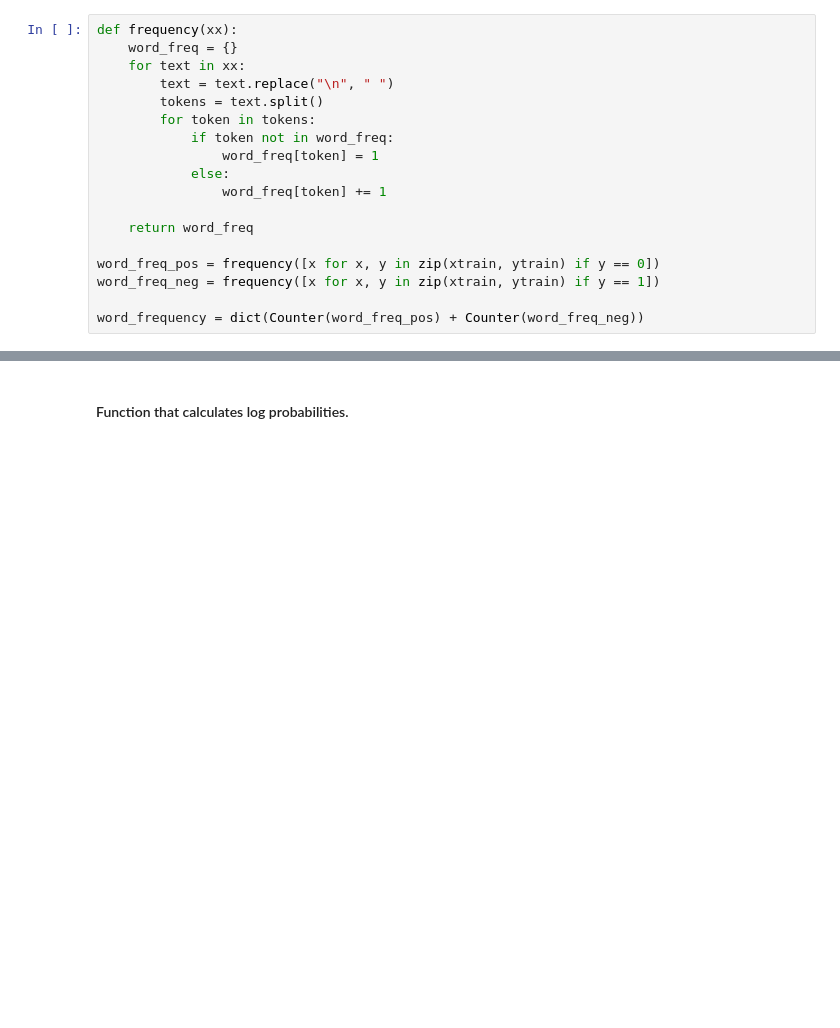
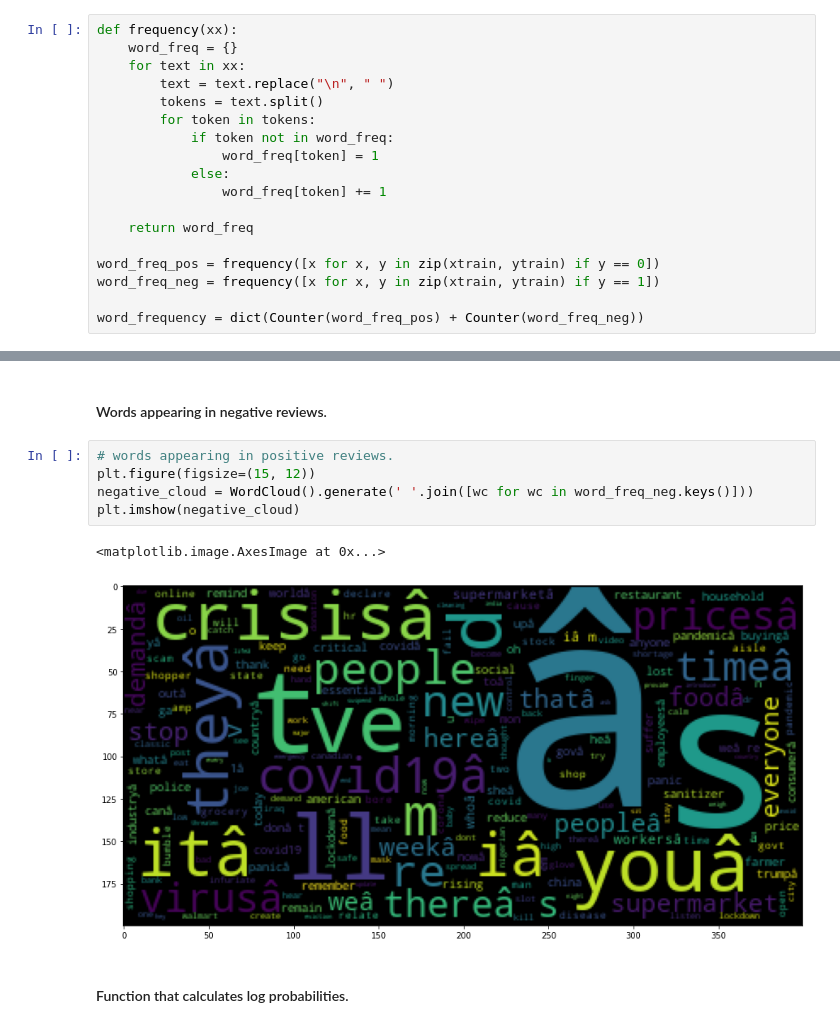
Before and after one commit to sachin17git/Twitter-Sentiment-Markov-Models, a Jupyter notebook: markov.ipynb, the cells around one changed output, grey strips where cells are left out. Saved outputs shown, nothing was run; the diff lists cells and outputs as text; blank space fills up the shorter version.

```diff
--- a/markov.ipynb
+++ b/markov.ipynb
@@ -220,3 +231,13 @@ word_frequency = dict(Counter(word_freq_pos) + Counter(word_freq_neg))
+# %% [markdown]
+#### Words appearing in negative reviews.
+# %%
+# words appearing in positive reviews.
+plt.figure(figsize=(15, 12))
+negative_cloud = WordCloud().generate(' '.join([wc for wc in word_freq_neg.keys()]))
+plt.imshow(negative_cloud)
+# %% [output]
+<matplotlib.image.AxesImage at 0x...>
+[figure, added]
 # %% [markdown]
 #### Function that calculates log probabilities.
 # %%
```
Also changed, not shown: parts of 4 cells of this notebook.
